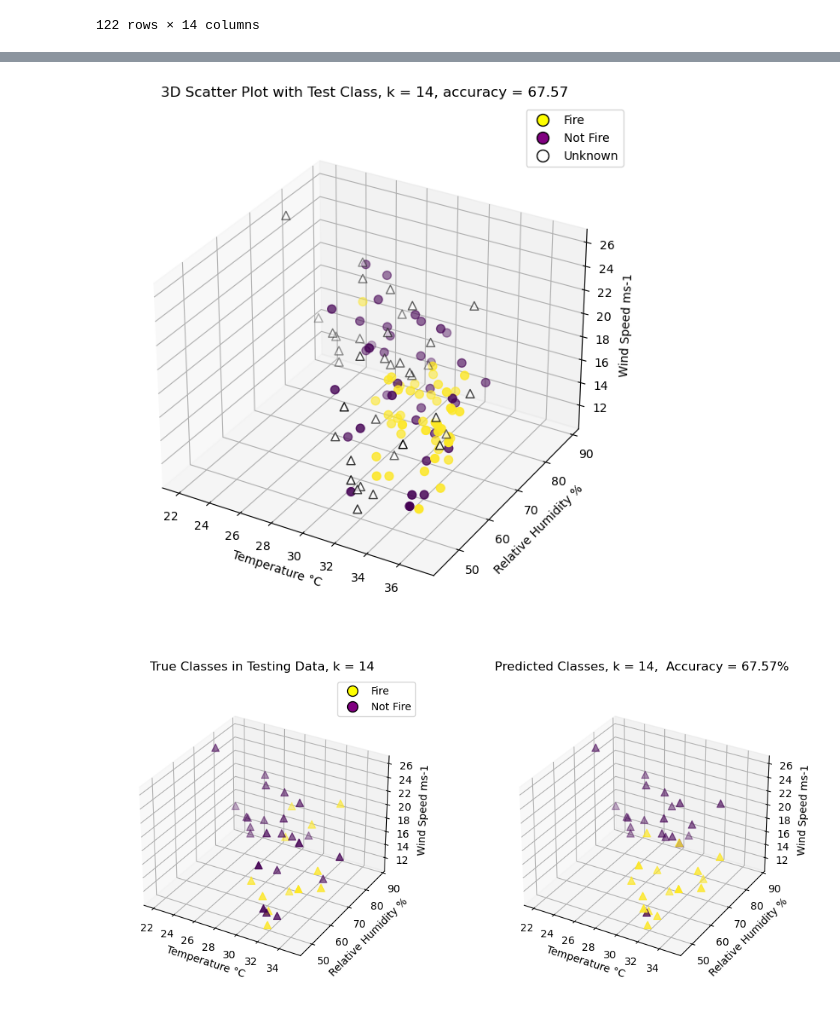
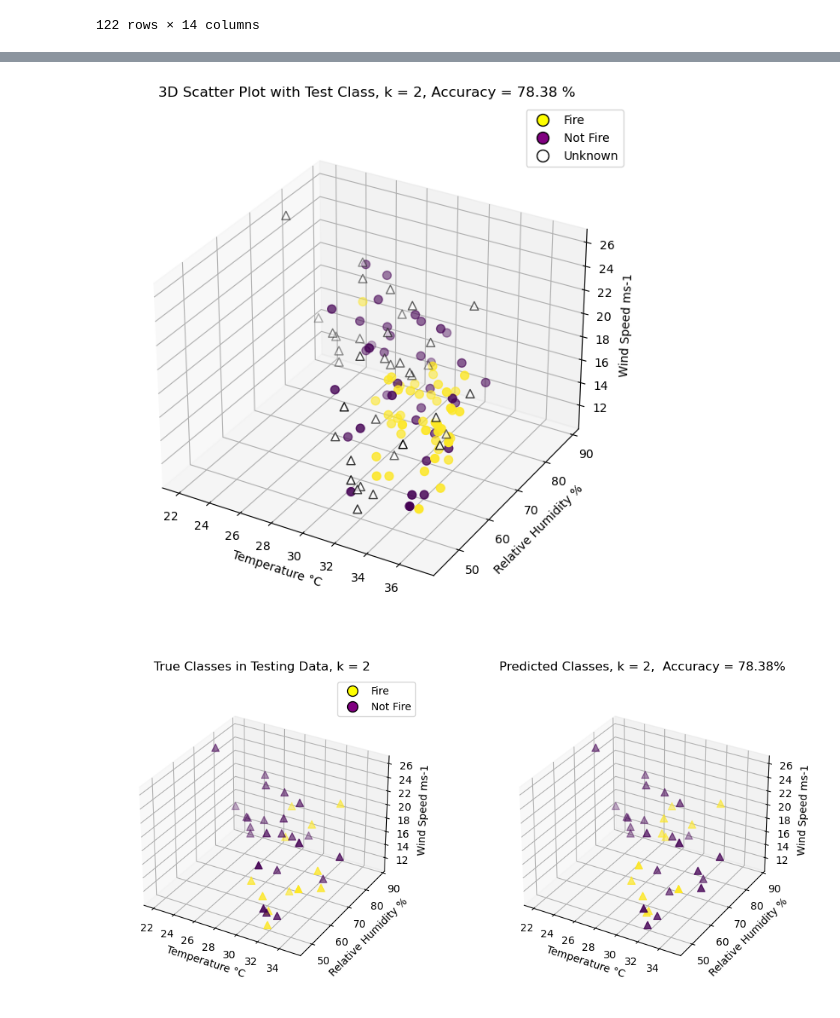
Before and after one commit to zelalemka/EOSC410-FinalProject, a Jupyter notebook: Final Project Knn v1.ipynb, the cells around one changed output, grey strips where cells are left out. Saved outputs shown, nothing was run; the diff lists cells and outputs as text; code cells hidden in the pictures.

```diff
--- a/Final Project Knn v1.ipynb
+++ b/Final Project Knn v1.ipynb
@@ -201,7 +209,7 @@ from sklearn.preprocessing import StandardScaler
 
 # conduct knn
 
-n_neighbors = 14
+n_neighbors = 2
 
 
 v1 = 0
@@ -212,10 +220,11 @@ v3 = 2
 
 
 data_dict = {
-    1: 'Temperature °C',
-    2:'Relative Humidity %',
-    3: 'Wind Speed ms-1'
+    0: 'Temperature °C',
+    1:'Relative Humidity %',
+    2: 'Wind Speed ms-1'
 }
+
 
 
 
@@ -244,16 +253,16 @@ ax = fig.add_subplot(111, projection='3d')
 
 # Scatter plot of the three variables colored by the predicted class
 
-scatter = ax.scatter(x_train[:, v1], x_train[:, v2], x_train[:, v3], c=y_train, cmap='viridis', s=50) # plot training data
+scatter = ax.scatter(x_train_plot[:, v1], x_train_plot[:, v2], x_train_plot[:, v3], c=y_train, cmap='viridis', s=50) # plot training data
 
-scatter = ax.scatter(x_test[:, v1], x_test[:, v2], x_test[:, v3], marker = "^",  c=y_pred, cmap='viridis', s=50) # plot testing (new) data
+scatter = ax.scatter(x_test_plot[:, v1], x_test_plot[:, v2], x_test_plot[:, v3], marker = "^",  c=y_pred, cmap='viridis', s=50) # plot testing (new) data
 
 # scatter = ax.scatter(x_test[:, v1], x_test[:, v2], x_test[:, v3], c= "black", s = 50)
 
 # Add labels and a legend for two output classes
-ax.set_xlabel(data_dict[1])
-ax.set_ylabel(data_dict[2])
-ax.set_zlabel(data_dict[3])
+ax.set_xlabel(data_dict[v1])
+ax.set_ylabel(data_dict[v2])
+ax.set_zlabel(data_dict[v3])
 ax.set_title(f'3D Scatter Plot with Test Classes, k = {n_neighbors} accuracy = {accuracy}% ')
 
 legend_labels = ['Fire', 'Not Fire'] # Check order
@@ -291,17 +300,17 @@ ax = fig.add_subplot(111, projection='3d')
 
 # Scatter plot of the three variables colored by the predicted class
 
-scatter = ax.scatter(x_train[:, v1], x_train[:, v2], x_train[:, v3], c=y_train, cmap='viridis', s=50) # plot training data
+scatter = ax.scatter(x_train_plot[:, v1], x_train_plot[:, v2], x_train_plot[:, v3], c=y_train, cmap='viridis', s=50) # plot training data
 
-scatter = ax.scatter(x_test[:, v1], x_test[:, v2], x_test[:, v3], marker = "^",  c= "white", edgecolors= "black", cmap='viridis', s=50) # plot testing (new) data
+scatter = ax.scatter(x_test_plot[:, v1], x_test_plot[:, v2], x_test_plot[:, v3], marker = "^",  c= "white", edgecolors= "black", cmap='viridis', s=50) # plot testing (new) data
 
 # scatter = ax.scatter(x_test[:, v1], x_test[:, v2], x_test[:, v3], c= "black", s = 50)
 
 # Add labels and a legend for two output classes
-ax.set_xlabel(data_dict[1])
-ax.set_ylabel(data_dict[2])
-ax.set_zlabel(data_dict[3])
-ax.set_title(f'3D Scatter Plot with Test Class, k = {n_neighbors}, accuracy = {accuracy} ')
+ax.set_xlabel(data_dict[v1])
+ax.set_ylabel(data_dict[v2])
+ax.set_zlabel(data_dict[v3])
+ax.set_title(f'3D Scatter Plot with Test Class, k = {n_neighbors}, Accuracy = {accuracy} %')
 
 legend_labels = ['Fire', 'Not Fire',"Unknown"] # Check order
 legend_handles = [plt.Line2D([0], [0], marker='o', color='w', markeredgecolor = "black",  markerfacecolor=color, markersize=10) for color in ["yellow", "purple", "white"]]
@@ -316,7 +325,7 @@ plt.savefig('3d_test_blank.png', bbox_inches="tight")
 
 plt.show()
 # %% [output]
-[figure, old version]
+[figure, new version]
 # %%
 
 
@@ -356,47 +365,47 @@ ax1 = fig.add_subplot(121, projection='3d')
 
 # scatter = ax1.scatter(x_train[:, v1], x_train[:, v2], x_train[:, v3], c=y_train, cmap='viridis', s=50) # plot training data
 
-scatter = ax1.scatter(x_test[:, v1], x_test[:, v2], x_test[:, v3], marker = "^",  c=y_test, cmap='viridis', s=50) # plot testing (new) data
+scatter = ax1.scatter(x_test_plot[:, v1], x_test_plot[:, v2], x_test_plot[:, v3], marker = "^",  c=y_test, cmap='viridis', s=50) # plot testing (new) data
 
 # scatter = ax.scatter(x_test[:, v1], x_test[:, v2], x_test[:, v3], c= "black", s = 50)
 
 
-ax1.set_xlabel(data_dict[1])
-ax1.set_ylabel(data_dict[2])
-ax1.set_zlabel(data_dict[3])
+ax1.set_xlabel(data_dict[v1])
+ax1.set_ylabel(data_dict[v2])
+ax1.set_zlabel(data_dict[v3])
 ax1.set_title(f'True Classes in Testing Data, k = {n_neighbors}')
 
 
 
 
 legend_labels = ['Fire', 'Not Fire', "Unknown"] # Check order
 legend_handles = [plt.Line2D([0], [0], marker='o', color='w', markeredgecolor = "black",  markerfacecolor=color, markersize=10) for color in ["yellow", "purple"]]
 
 
 ax1.legend(legend_handles, legend_labels)
 
 
 
 # Subplot 2
 ax2 = fig.add_subplot(122, projection='3d')
 
 # scatter2 = ax2.scatter(x_train[:, v1], x_train[:, v2], x_train[:, v3], c=y_train, cmap='viridis', s=50) # plot training data
-scatter3 = ax2.scatter(x_test[:, v1], x_test[:, v2], x_test[:, v3], marker="^", c=y_pred, cmap='viridis', s=50)
+scatter3 = ax2.scatter(x_test_plot[:, v1], x_test_plot[:, v2], x_test_plot[:, v3], marker="^", c=y_pred, cmap='viridis', s=50)
 
 
-ax2.set_xlabel(data_dict[1])
-ax2.set_ylabel(data_dict[2])
-ax2.set_zlabel(data_dict[3])
+ax2.set_xlabel(data_dict[v1])
+ax2.set_ylabel(data_dict[v2])
+ax2.set_zlabel(data_dict[v3])
 ax2.set_title(f'Predicted Classes, k = {n_neighbors},  Accuracy = {accuracy}%')
 
 
 
 # Display the plot
 ax1.set_box_aspect(aspect=None, zoom=0.88)
 ax2.set_box_aspect(aspect=None, zoom=0.88)
 
 plt.savefig("3d comparison",  pad_inches = 6)
 
 plt.show()
 # %% [output]
-[figure, old version]
+[figure, new version]
```
Also changed, not shown: parts of 4 cells of this notebook, 4 other files.
